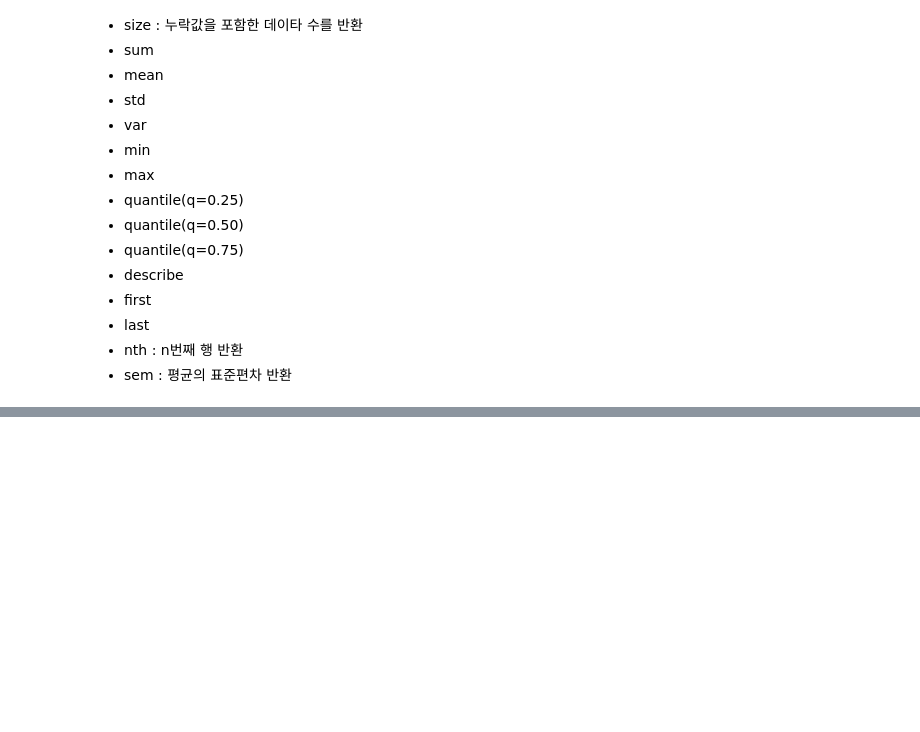
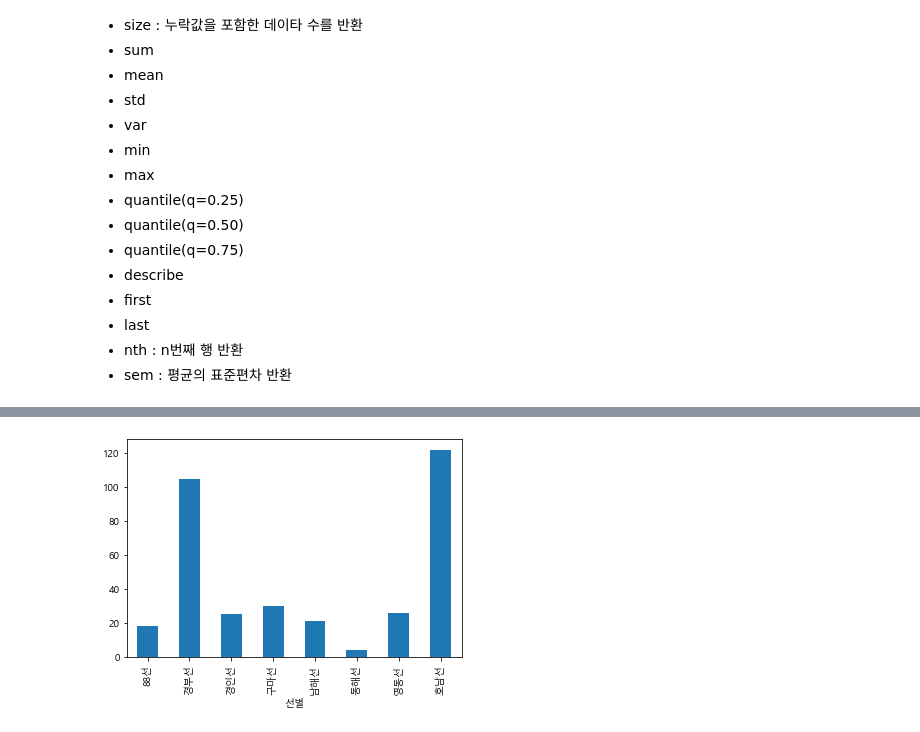
Before and after one commit to bill7845/jupyter_repo, a Jupyter notebook: pandas_tutorial/eAnalysis/02_pandas_class/Ex05_groupby3_고속도로.ipynb, the cells around one changed output, grey strips where cells are left out. Drawn from its saved outputs; the diff is of its cells as text; code cells hidden in the pictures; blank space fills up the shorter version.

```diff
--- a/pandas_tutorial/eAnalysis/02_pandas_class/Ex05_groupby3_고속도로.ipynb
+++ b/pandas_tutorial/eAnalysis/02_pandas_class/Ex05_groupby3_고속도로.ipynb
@@ -27,2 +36,4 @@ df = pd.read_excel('data/고속버스.xlsx')
 # %%
 # 그룹화 - '선별' 단위로 각각의 노선에 대한 총 갯수
+tmp1 = df.groupby(df['선별'])['선별'].count()
+tmp1.sort_values(ascending=False) # 정렬
@@ -34,3 +56,6 @@ from matplotlib import rc
 rc('font', family='Malgun Gothic')
 # %%
 # 노선별 수에 대한 그래프
+plt1 = tmp1.plot(kind='bar')
+# %% [output]
+[figure, added]
```
Also changed, not shown: parts of 12 cells of this notebook, 9 other files.
